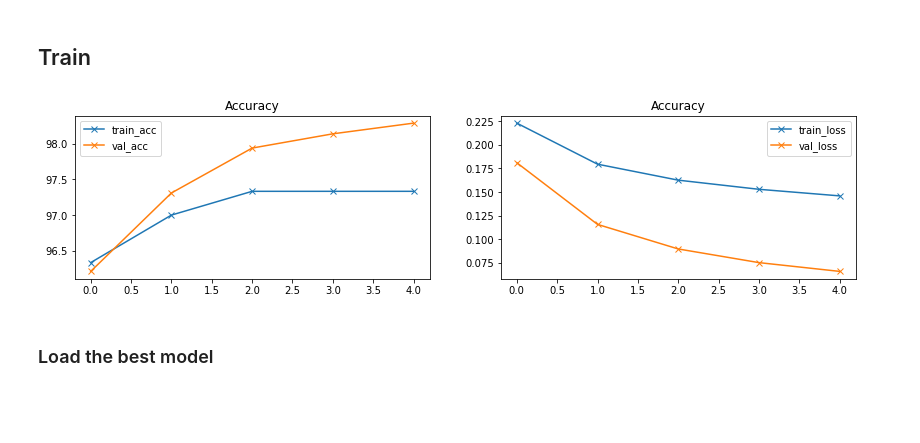
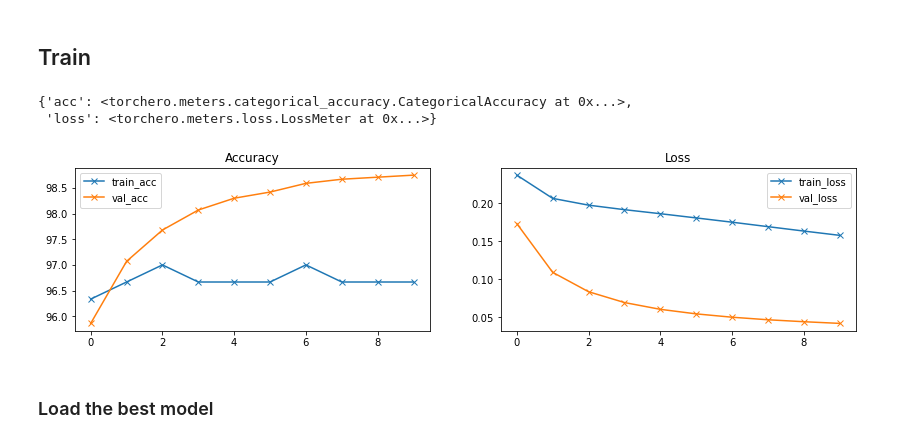
Before and after one commit to juancruzsosa/torchero, a Jupyter notebook: examples/notebooks/MNIST Supervised Trainer.ipynb, the cells around one changed output. Cells and saved outputs as stored; diff of their text form; code cells hidden in the pictures; blank space fills up the shorter version.

```diff
--- a/examples/notebooks/MNIST Supervised Trainer.ipynb
+++ b/examples/notebooks/MNIST Supervised Trainer.ipynb
@@ -42,14 +41,17 @@ class Network(nn.Module):
                                     nn.ReLU(inplace=True),
                                     nn.BatchNorm2d(64),
                                     nn.MaxPool2d(2))
-        self.linear = nn.Sequential(nn.Linear(5*5*64, 500),
-                                    nn.BatchNorm1d(500),
+        self.linear = nn.Sequential(nn.Flatten(),
+                                    nn.Linear(5*5*64, 500),
                                     nn.ReLU(inplace=True),
                                     nn.Linear(500, 10))
 
     def forward(self, x):
-        bs = x.shape[0]
-        return self.linear(self.filter(x).view(bs, -1))
+        x = self.filter(x)
+        x = self.linear(x)
+        return x
+
+model = Network()
 # %% [markdown]
 ## Load dataset
 # %%
@@ -95,18 +91,23 @@ trainer = SupervisedTrainer(model=model,
 if CUDA:
     trainer.cuda()
 # %%
-trainer.train(dataloader=train_dl, valid_dataloader=test_dl, epochs=5)
+trainer.train(dataloader=train_dl, valid_dataloader=test_dl, epochs=10)
+# %%
+trainer.val_meters
+# %% [output]
+{'acc': <torchero.meters.categorical_accuracy.CategoricalAccuracy at 0x...>,
+ 'loss': <torchero.meters.loss.LossMeter at 0x...>}
 # %%
 fig, axs = plt.subplots(figsize=(14,3), ncols=2, nrows=1)
 trainer.history.epoch_plot('train_acc', ax=axs[0])
 trainer.history.epoch_plot('val_acc', ax=axs[0])
 axs[0].set_title('Accuracy')
 trainer.history.epoch_plot('train_loss', ax=axs[1])
 trainer.history.epoch_plot('val_loss', ax=axs[1])
-axs[1].set_title('Accuracy')
+axs[1].set_title('Loss')
 plt.show()
 # %% [output]
-[figure, old version]
+[figure, new version]
 # %% [markdown]
 ### Load the best model
 # %%
```
Also changed, not shown: parts of 16 cells of this notebook.
